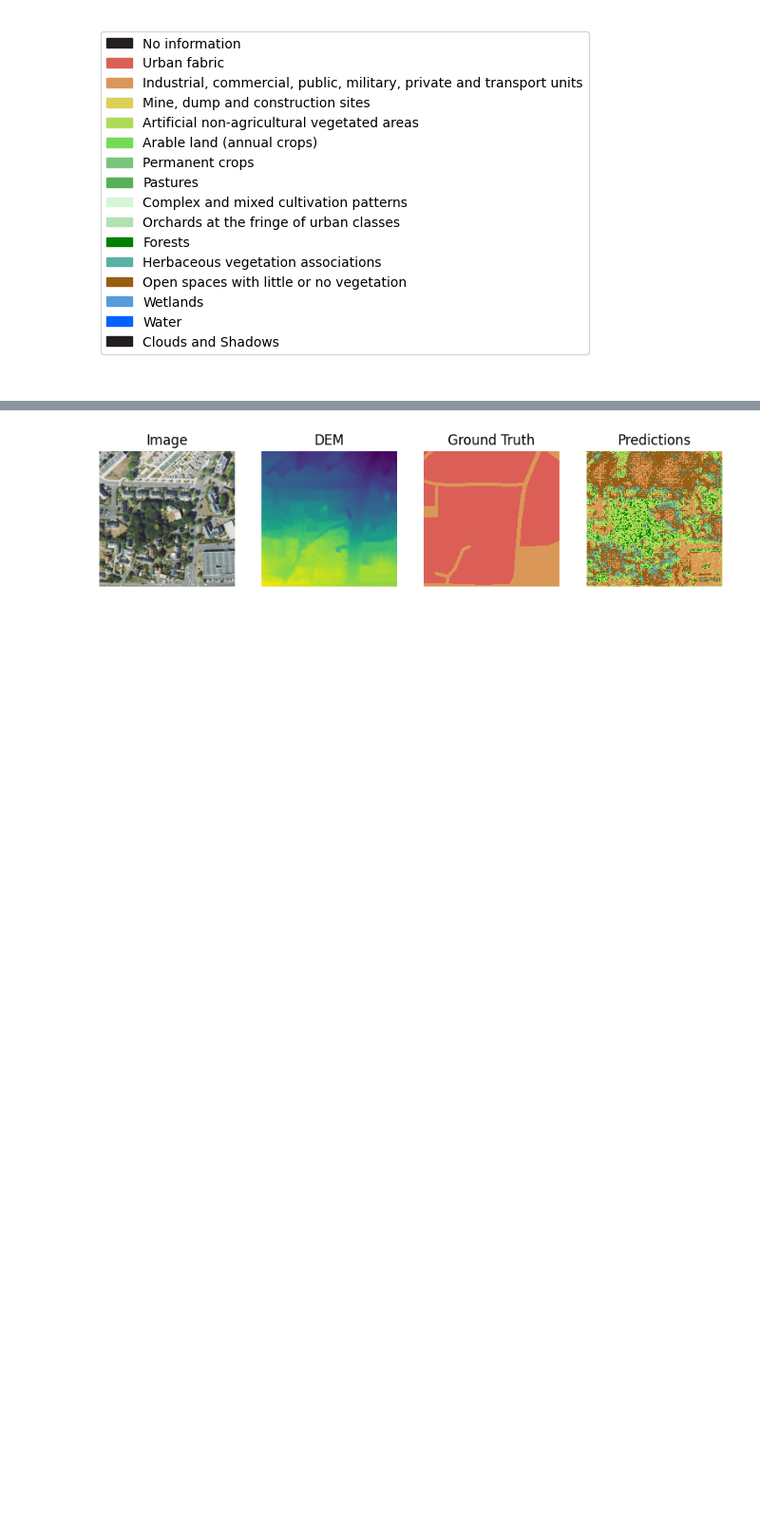
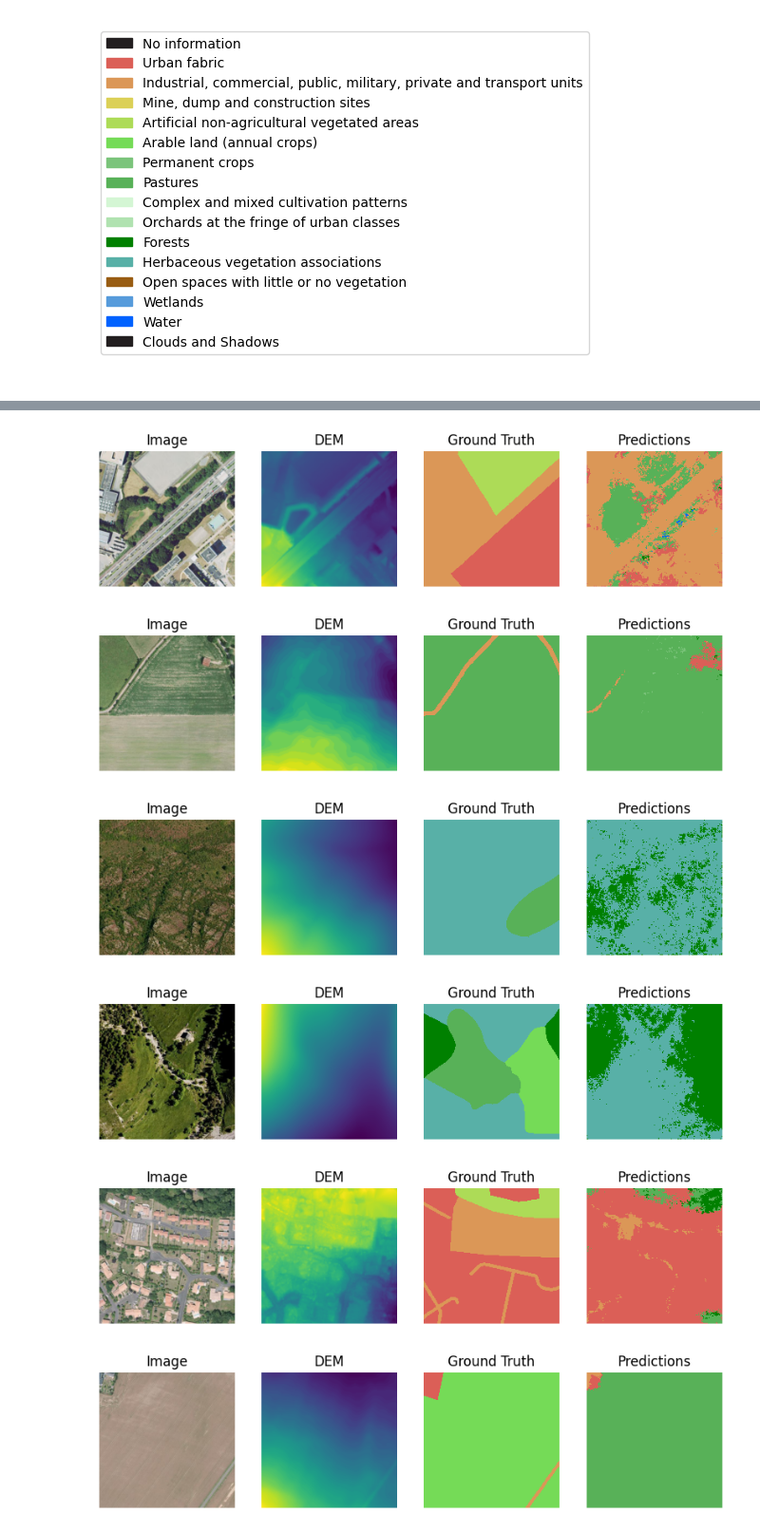
Before and after one commit to RocketFan/GEM, a Jupyter notebook: supervised.ipynb, the cells around one changed output, grey strips where cells are left out. Shown: that part at 95% size. Cells and saved outputs as stored; diff of their text form; code cells hidden in the pictures; blank space fills up the shorter version.

Commit message:
feat: move plot batch into function

```diff
--- a/supervised.ipynb
+++ b/supervised.ipynb
@@ -6,6 +6,7 @@ import torch
 
 from gem import DFC2022Dataset, DFC2022DataModule
 
+torch.cuda.empty_cache()
 dir_path = '/GEM/data/MiniFrance/'
-datamodule = DFC2022DataModule(dir_path, img_size=2048, patch_size=512, batch_size=6, num_workers=6)
+datamodule = DFC2022DataModule(dir_path, patch_size=512, batch_size=6, num_workers=6)
 # %%
@@ -43,21 +45,0 @@ KeyboardInterrupt:
-# %%
-import torch
-
-datamodule.setup()
-batch = next(iter(datamodule.val_dataloader()))
-cmap = mcolors.ListedColormap(DFC2022Dataset.colormap)
-
-model.eval()
-with torch.no_grad():
-    preds = model(batch)
-    batch['image'] *= 255
-    batch['prediction'] = preds.argmax(dim=1)
-    batch['prediction'] = torch.tensor(cmap(batch['prediction']))
-    batch['mask'] = batch['mask'].squeeze(0)
-    batch['mask'] = torch.tensor(cmap(batch['mask']))
-    samples = [dict(zip(batch, t)) for t in zip(*batch.values())]
-
-    for sample in samples:
-        datamodule.dataset.plot(sample)
-# %% [output]
-[figure, removed]
@@ -63,0 +48,22 @@ with torch.no_grad():
+# %%
+import torch
+from gem.dataset import plot_batch
+
+datamodule.setup()
+val_iter = iter(datamodule.val_dataloader())
+val_batches = [next(val_iter) for _ in range(6)]
+
+# model = EarthMapping.load_from_checkpoint('/GEM/lightning_logs/version_26/checkpoints/epoch=69-step=70.ckpt')
+# model = model.cpu()
+model.eval()
+with torch.no_grad():
+    for batch in val_batches:
+        preds = model(batch)
+        plot_batch(batch, preds, datamodule.dataset)
+# %% [output]
+[figure, added]
+[figure, added]
+[figure, added]
+[figure, added]
+[figure, added]
+[figure, added]
```
Also changed, not shown: parts of 3 cells of this notebook, 3 other files.
